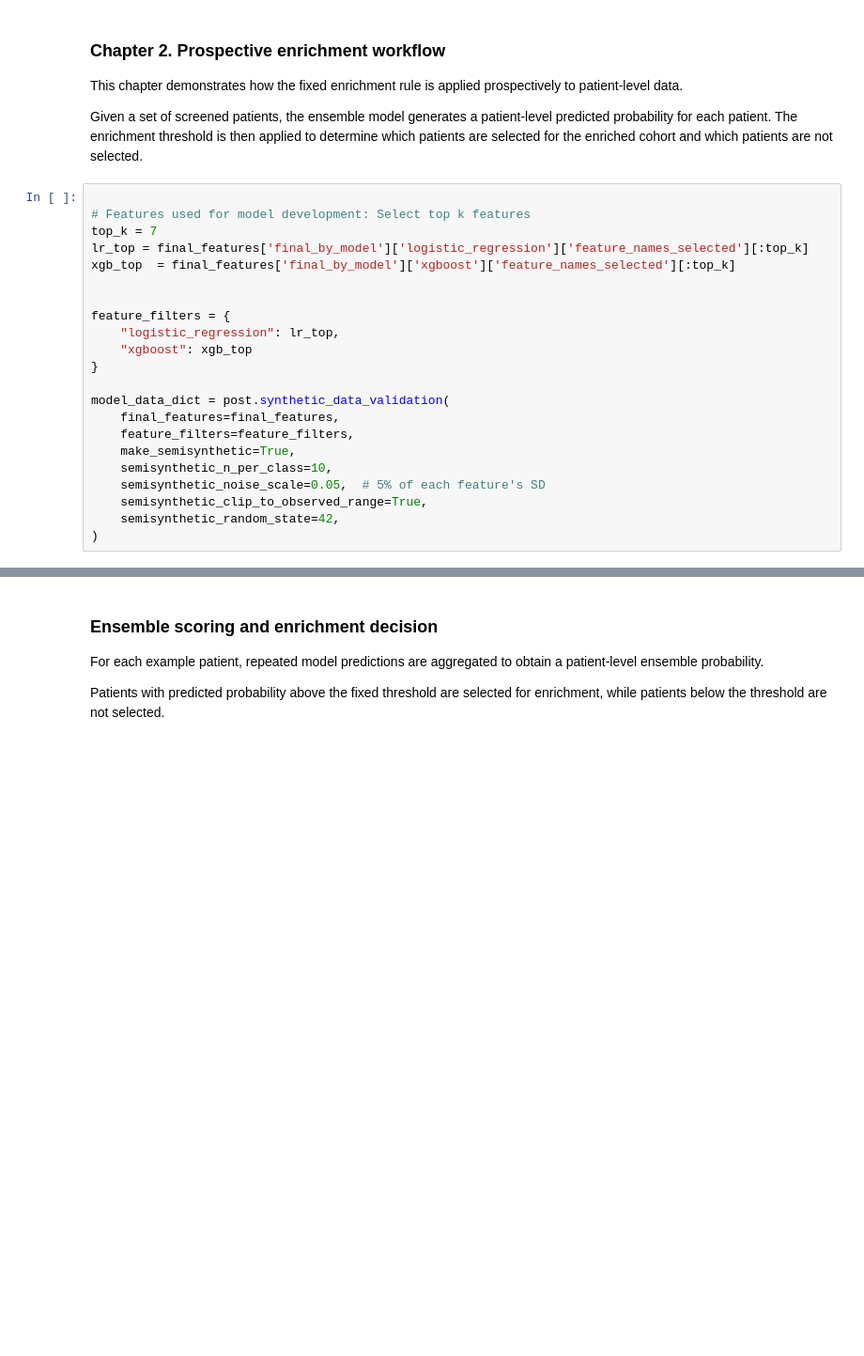
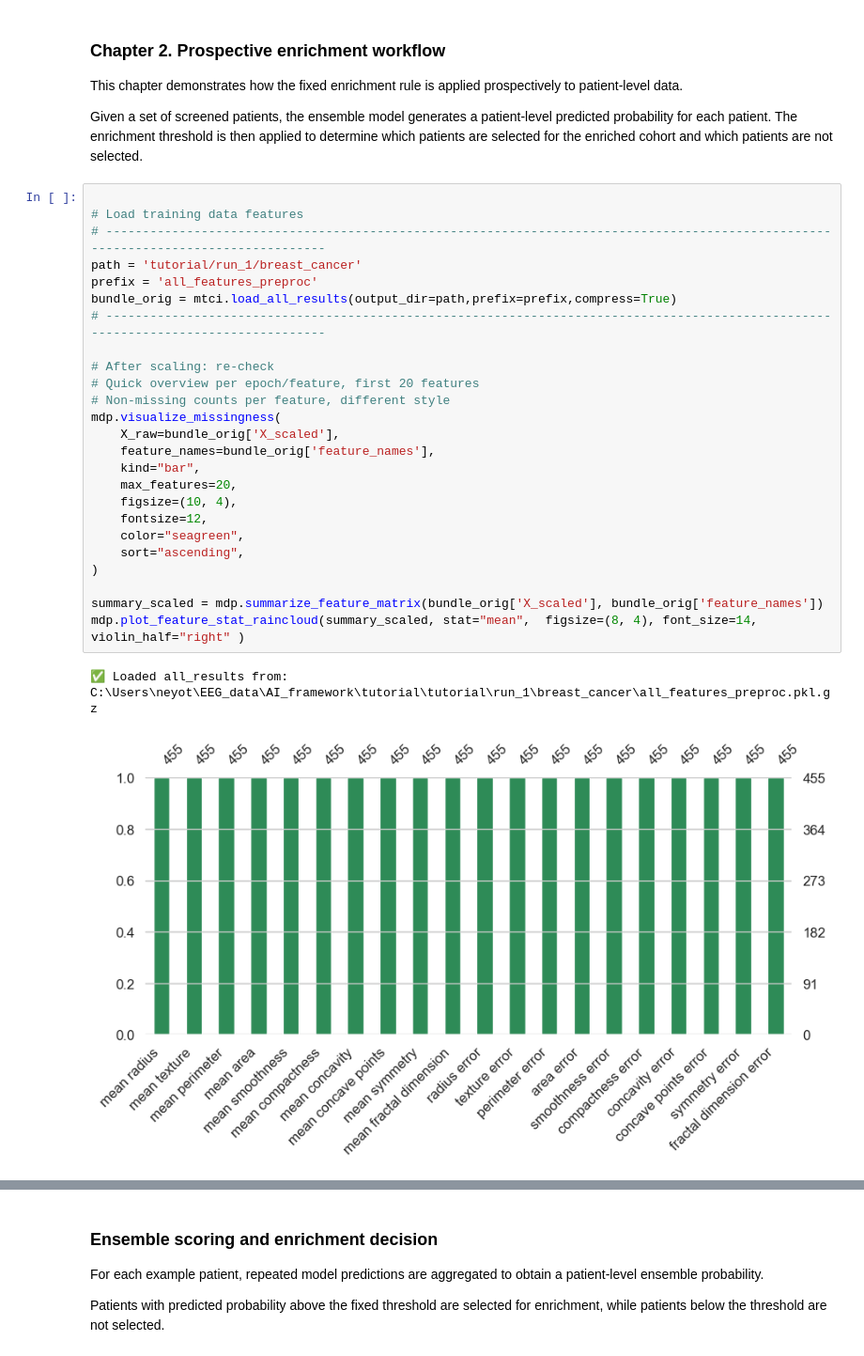
Before and after one commit to NehemiahZewde/AI_framework, a Jupyter notebook: tutorial/diagnostic_enrichment.ipynb, the cells around one changed output, grey strips where cells are left out. Shown at 94% size. Saved outputs shown, nothing was run; the diff lists cells and outputs as text; blank space fills up the shorter version.

```diff
--- a/tutorial/diagnostic_enrichment.ipynb
+++ b/tutorial/diagnostic_enrichment.ipynb
@@ -422,25 +422,31 @@ display(planning_table.T)
 This chapter demonstrates how the fixed enrichment rule is applied prospectively to patient-level data.
 
 Given a set of screened patients, the ensemble model generates a patient-level predicted probability for each patient. The enrichment threshold is then applied to determine which patients are selected for the enriched cohort and which patients are not selected.
-# %%
-
-# Features used for model development: Select top k features
-top_k = 7
-lr_top = final_features['final_by_model']['logistic_regression']['feature_names_selected'][:top_k]
-xgb_top  = final_features['final_by_model']['xgboost']['feature_names_selected'][:top_k]
-
-
-feature_filters = {
-    "logistic_regression": lr_top,
-    "xgboost": xgb_top
-}
-
-model_data_dict = post.synthetic_data_validation(
-    final_features=final_features,
-    feature_filters=feature_filters,
-    make_semisynthetic=True,
-    semisynthetic_n_per_class=10,
-    semisynthetic_noise_scale=0.05,  # 5% of each feature's SD
-    semisynthetic_clip_to_observed_range=True,
-    semisynthetic_random_state=42,
-)
+# %%
+
+# Load training data features
+# -----------------------------------------------------------------------------------------------------------------------------------
+path = 'tutorial/run_1/breast_cancer'
+prefix = 'all_features_preproc'
+bundle_orig = mtci.load_all_results(output_dir=path,prefix=prefix,compress=True)
+# -----------------------------------------------------------------------------------------------------------------------------------
+
+# After scaling: re-check
+# Quick overview per epoch/feature, first 20 features
+# Non-missing counts per feature, different style
+mdp.visualize_missingness(
+    X_raw=bundle_orig['X_scaled'],
+    feature_names=bundle_orig['feature_names'],
+    kind="bar",
+    max_features=20,
+    figsize=(10, 4),
+    fontsize=12,
+    color="seagreen",
+    sort="ascending",
+)
+
+summary_scaled = mdp.summarize_feature_matrix(bundle_orig['X_scaled'], bundle_orig['feature_names'])
+mdp.plot_feature_stat_raincloud(summary_scaled, stat="mean",  figsize=(8, 4), font_size=14, violin_half="right" )
+# %% [output]
+✅ Loaded all_results from: C:\Users\neyot\EEG_data\AI_framework\tutorial\tutorial\run_1\breast_cancer\all_features_preproc.pkl.gz
+[figure, added]
```
Also changed, not shown: parts of 15 cells of this notebook, 22 other files.
